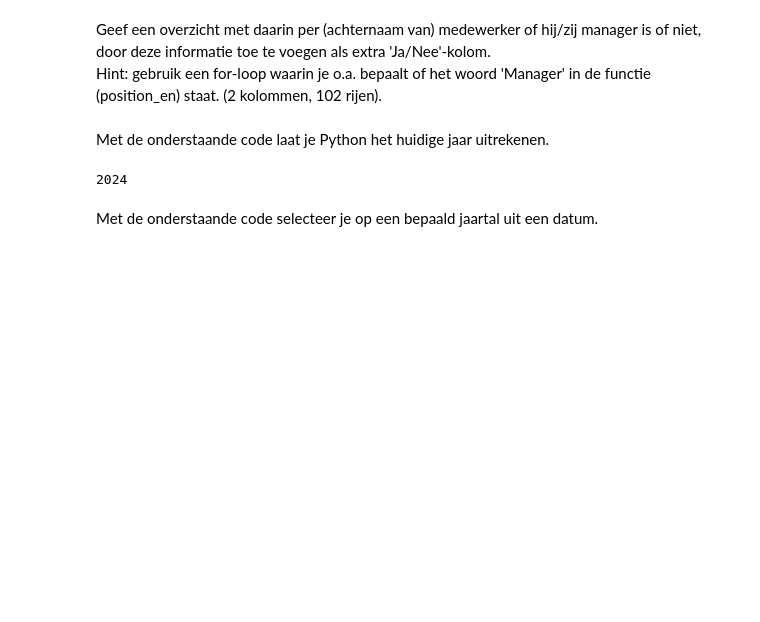
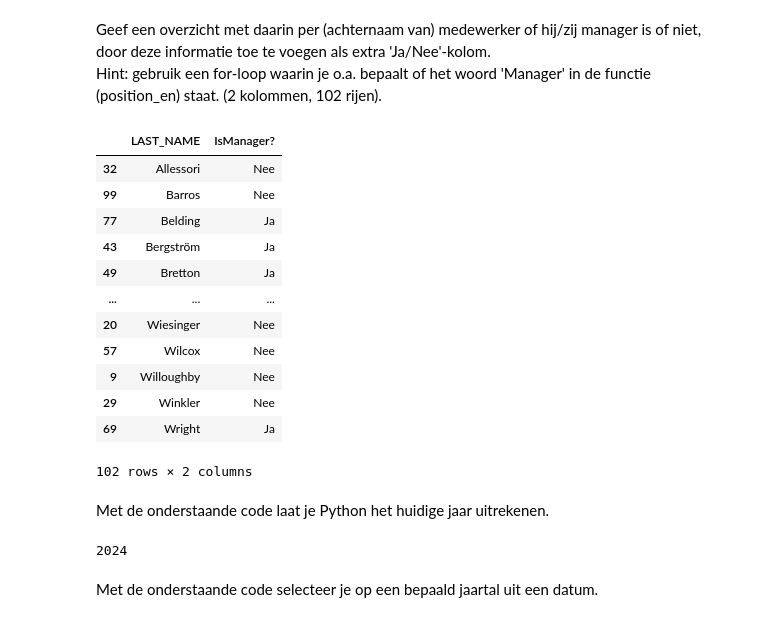
Before and after one commit to DKnightAnon/DEDS_repository, a Jupyter notebook: Practicum_2.3_Opdrachten.ipynb, the cells around one changed output. Cells and saved outputs as stored; diff of their text form; code cells hidden in the pictures; blank space fills up the shorter version.

```diff
--- a/Practicum_2.3_Opdrachten.ipynb
+++ b/Practicum_2.3_Opdrachten.ipynb
@@ -710,6 +782,36 @@ Geef een overzicht met daarin de namen van de producten die voor meer dan 500 (v
 # %% [markdown]
 Geef een overzicht met daarin per (achternaam van) medewerker of hij/zij manager is of niet, door deze informatie toe te voegen als extra 'Ja/Nee'-kolom.<br>
 Hint: gebruik een for-loop waarin je o.a. bepaalt of het woord 'Manager' in de functie (position_en) staat. (2 kolommen, 102 rijen).
+# %%
+def employee_define_manager() :
+    for index,row in sales_staff.iterrows():
+        isManager = sales_staff.at[index, "POSITION_EN"]
+
+        if ("Manager" in isManager):
+            sales_staff.at[index, "IsManager?"] = "Ja"
+        else:
+            sales_staff.at[index, "IsManager?"] = "Nee"
+
+    sales_staff_filtered = sales_staff.loc[:,["LAST_NAME","IsManager?"]]
+    sales_staff_filtered_ordered = sales_staff_filtered.sort_values(by=["LAST_NAME"])
+
+    display(sales_staff_filtered_ordered)
+
+employee_define_manager()
+# %% [output]
+|  | LAST_NAME | IsManager? |
+| 32 | Allessori | Nee |
+| 99 | Barros | Nee |
+| 77 | Belding | Ja |
+| 43 | Bergström | Ja |
+| 49 | Bretton | Ja |
+| ... | ... | ... |
+| 20 | Wiesinger | Nee |
+| 57 | Wilcox | Nee |
+| 9 | Willoughby | Nee |
+| 29 | Winkler | Nee |
+| 69 | Wright | Ja |
+102 rows × 2 columns
 # %% [markdown]
 Met de onderstaande code laat je Python het huidige jaar uitrekenen.
 # %%
```
Also changed, not shown: parts of 5 cells of this notebook.
